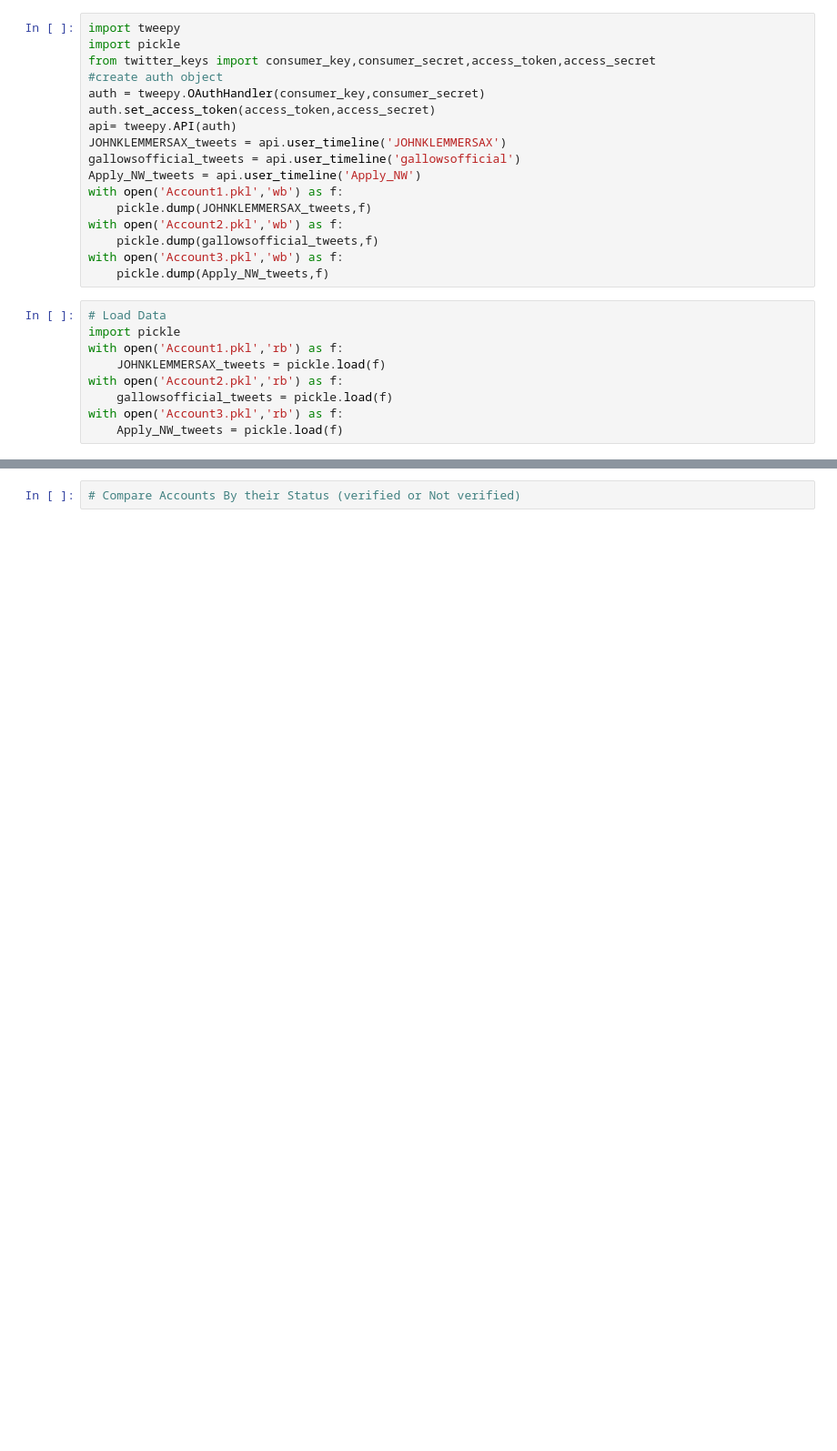
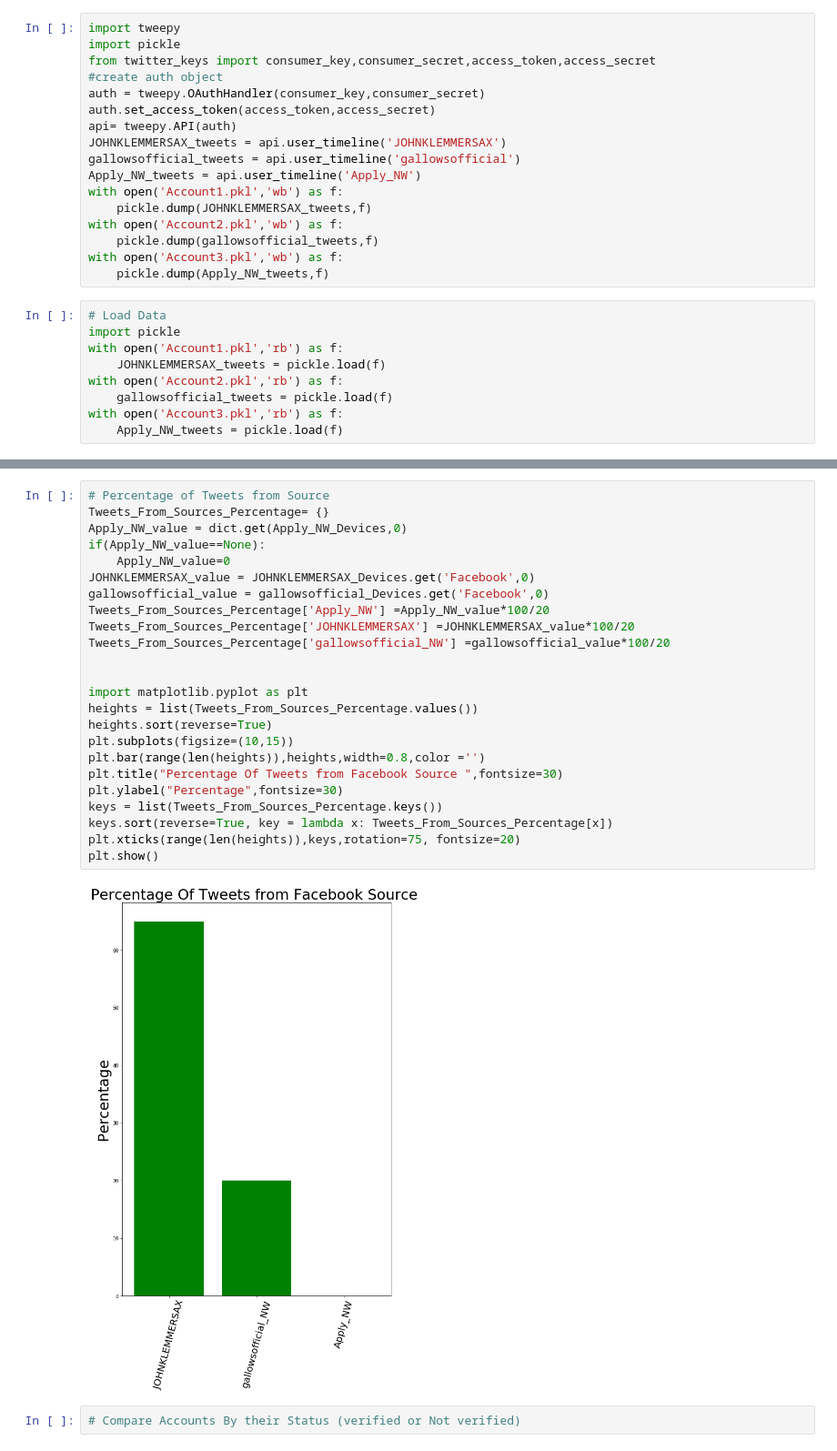
Before and after one commit to 44520-s19/wm-project-twitter-Rohith-saidugari, a Jupyter notebook: Twitter Comparison.ipynb, the cells around one changed output, grey strips where cells are left out. Shown: that part at 91% size. Drawn from its saved outputs; the diff is of its cells as text; blank space fills up the shorter version.

```diff
--- a/Twitter Comparison.ipynb
+++ b/Twitter Comparison.ipynb
@@ -31,2 +88,28 @@ with open('Account3.pkl','rb') as f:
+# %%
+# Percentage of Tweets from Source
+Tweets_From_Sources_Percentage= {}
+Apply_NW_value = dict.get(Apply_NW_Devices,0)
+if(Apply_NW_value==None):
+    Apply_NW_value=0
+JOHNKLEMMERSAX_value = JOHNKLEMMERSAX_Devices.get('Facebook',0)
+gallowsofficial_value = gallowsofficial_Devices.get('Facebook',0)
+Tweets_From_Sources_Percentage['Apply_NW'] =Apply_NW_value*100/20
+Tweets_From_Sources_Percentage['JOHNKLEMMERSAX'] =JOHNKLEMMERSAX_value*100/20
+Tweets_From_Sources_Percentage['gallowsofficial_NW'] =gallowsofficial_value*100/20
+
+
+import matplotlib.pyplot as plt
+heights = list(Tweets_From_Sources_Percentage.values())
+heights.sort(reverse=True)
+plt.subplots(figsize=(10,15))
+plt.bar(range(len(heights)),heights,width=0.8,color ='')
+plt.title("Percentage Of Tweets from Facebook Source ",fontsize=30)
+plt.ylabel("Percentage",fontsize=30)
+keys = list(Tweets_From_Sources_Percentage.keys())
+keys.sort(reverse=True, key = lambda x: Tweets_From_Sources_Percentage[x])
+plt.xticks(range(len(heights)),keys,rotation=75, fontsize=20)
+plt.show()
+# %% [output]
+[figure, added]
 # %%
 # Compare Accounts By their Status (verified or Not verified)
```
Also changed, not shown: parts of 3 cells of this notebook, 1 other file.
